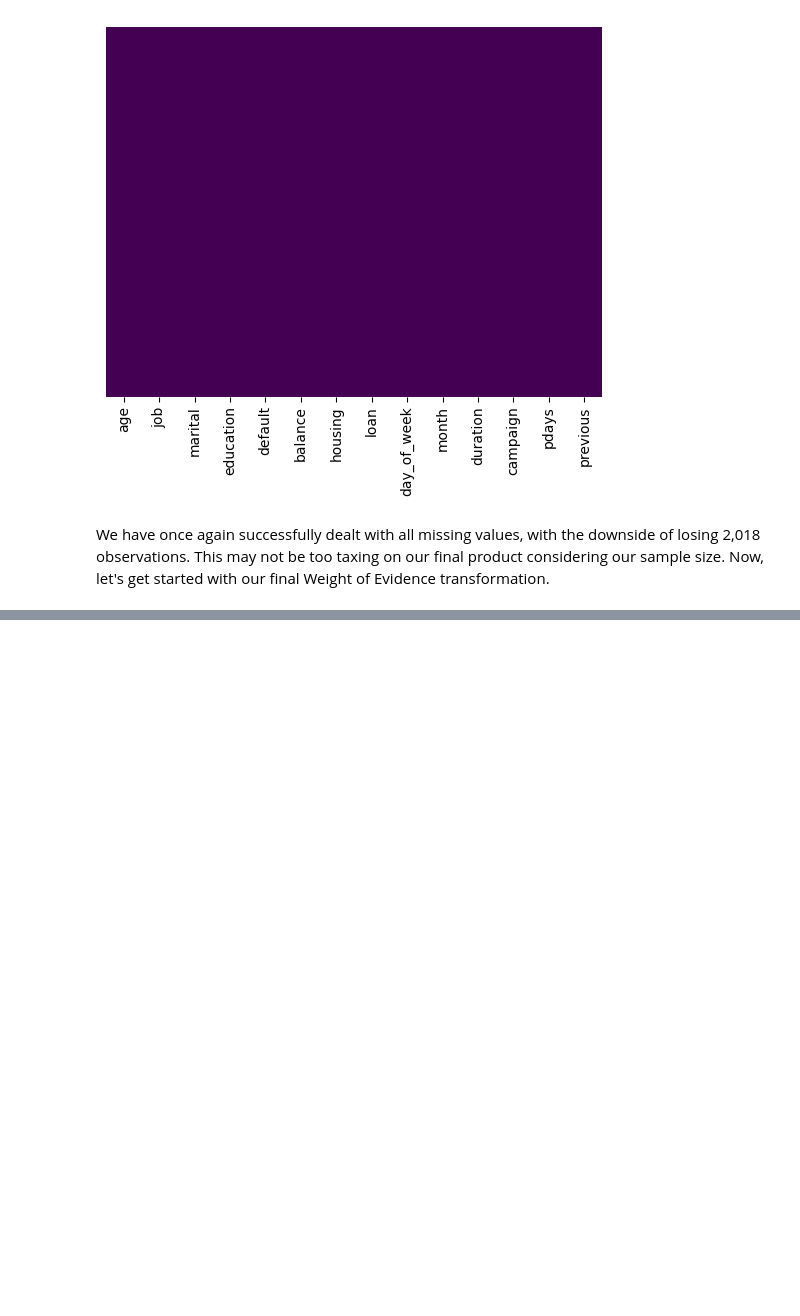
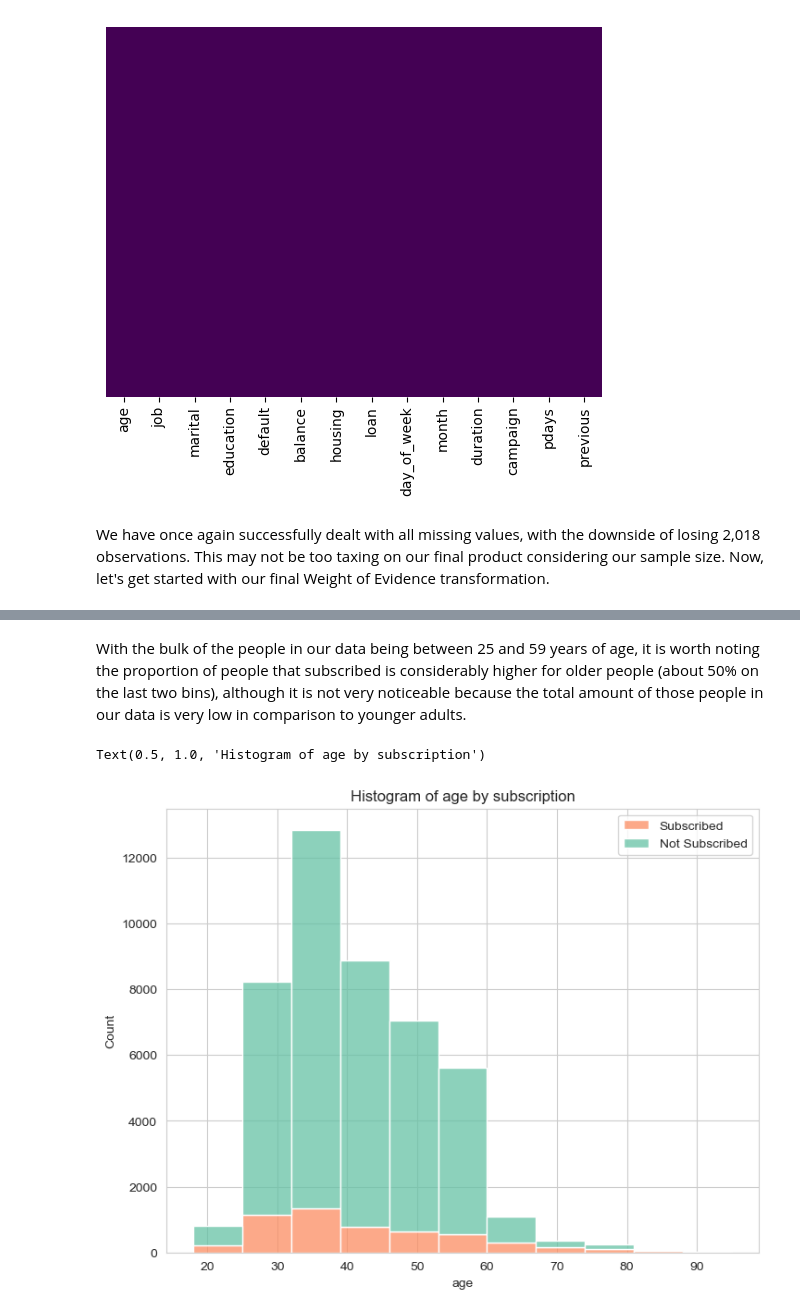
Before and after one commit to ianpv04/Data-Glacier-Project, a Jupyter notebook: project.ipynb, the cells around one changed output, grey strips where cells are left out. Cells and saved outputs as stored; diff of their text form; code cells hidden in the pictures; blank space fills up the shorter version.

```diff
--- a/project.ipynb
+++ b/project.ipynb
@@ -296,0 +345,13 @@ print(confusion_matrix(y_val, predictions_val))
+# %% [markdown]
+With the bulk of the people in our data being between 25 and 59 years of age, it is worth noting the proportion of people that subscribed is considerably higher for older people (about 50% on the last two bins), although it is not very noticeable because the total amount of those people in our data is very low in comparison to younger adults.
+# %%
+sns.set_style('whitegrid')
+sns.diverging_palette(220, 20, as_cmap=True)
+fig = plt.figure()
+ax = fig.add_axes([0, 0, 1, 1])
+sns.histplot(df, x = 'age', hue = 'y', palette = 'Set2', bins = 11, multiple = 'stack')
+ax.legend(labels = ['Subscribed', 'Not Subscribed'])
+ax.set_title("Histogram of age by subscription")
+# %% [output]
+Text(0.5, 1.0, 'Histogram of age by subscription')
+[figure, added]
```
Also changed, not shown: parts of 12 cells of this notebook.
